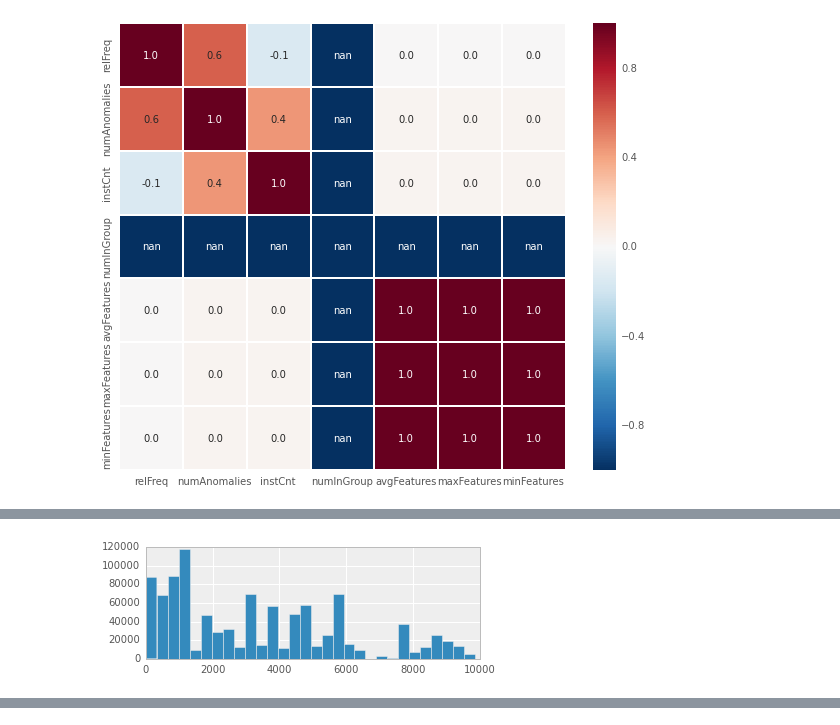
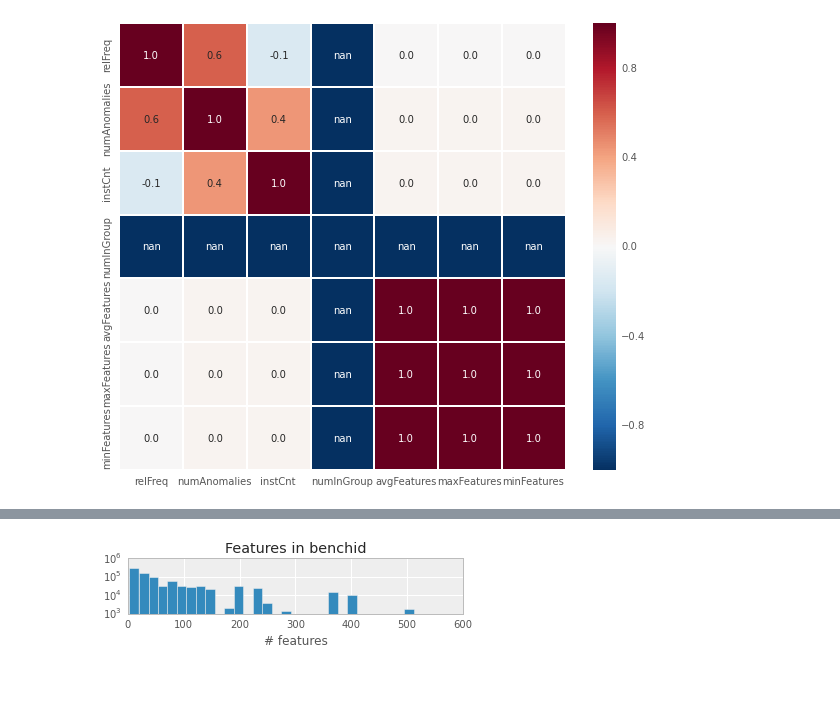
Before and after one commit to alexmemory/ADEns, a Jupyter notebook: notes/20150121_results.ipynb, the cells around one changed output, grey strips where cells are left out. Cells and saved outputs as stored; diff of their text form; code cells hidden in the pictures; blank space fills up the shorter version.

```diff
--- a/notes/20150121_results.ipynb
+++ b/notes/20150121_results.ipynb
@@ -188,9 +197,3 @@ plt.show()
-# %%
-plt.figure(figsize=(6,2))
-scr.instCnt.hist(bins=30)
-plt.show()
-# %% [output]
-[figure, removed]
 # %%
 scr_info.describe()
 # %% [output]
@@ -203,3 +206,12 @@ scr_info.describe()
 | 50% | 0.010000 | 23.000000 | 3011.000000 | 1 | 32.000000 | 32.000000 | 32.000000 |
 | 75% | 0.050000 | 88.000000 | 5101.000000 | 1 | 84.000000 | 84.000000 | 84.000000 |
 | max | 0.100000 | 984.000000 | 9847.000000 | 1 | 512.000000 | 512.000000 | 512.000000 |
+# %%
+plt.figure(figsize=(6,1))
+scr.avgFeatures.hist(bins=30)
+plt.title('Features in benchid')
+plt.xlabel('# features')
+plt.yscale('log')
+plt.show()
+# %% [output]
+[figure, added]
```
Also changed, not shown: parts of 59 cells of this notebook.
